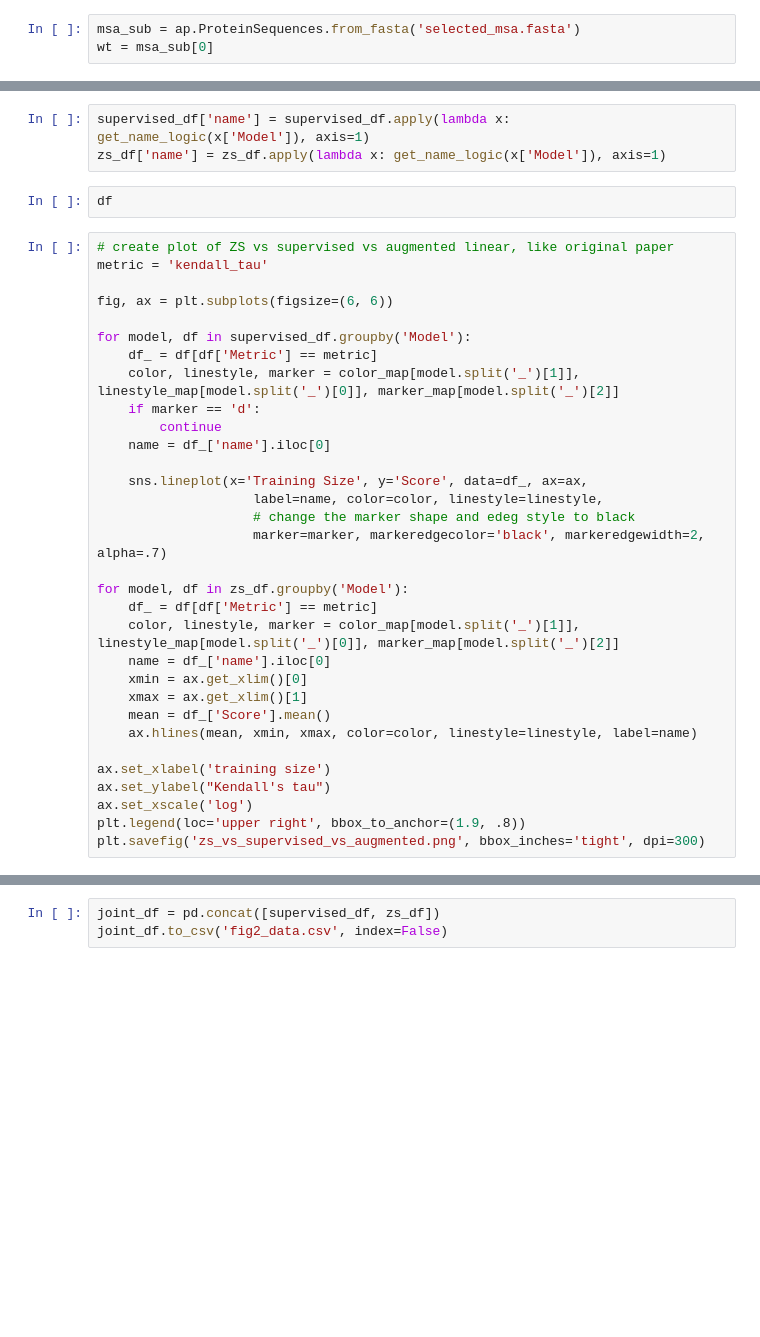
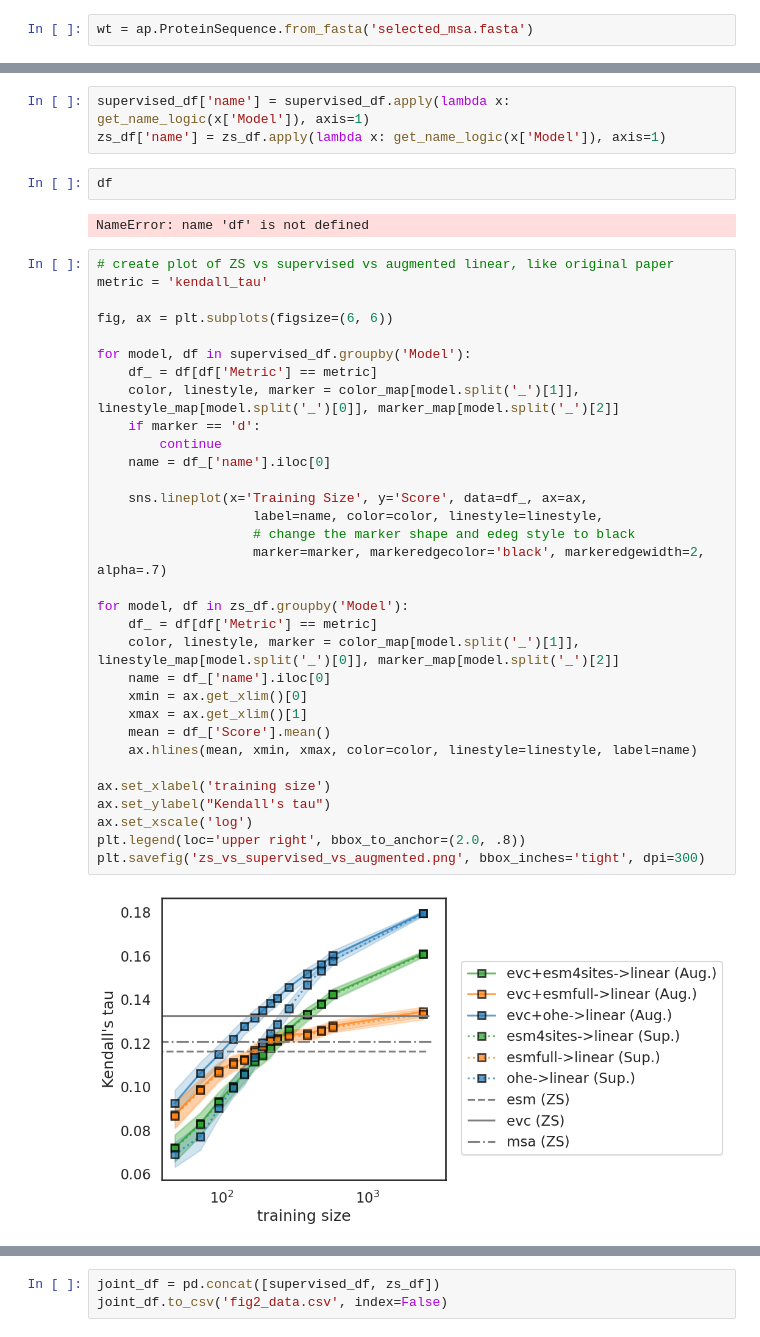
Before and after one commit to EvanKomp/aide_predict, a Jupyter notebook: showcase/epistatic_benchmarking.ipynb, the cells around one changed output, grey strips where cells are left out. Saved outputs shown, nothing was run; the diff lists cells and outputs as text; blank space fills up the shorter version.

```diff
--- a/showcase/epistatic_benchmarking.ipynb
+++ b/showcase/epistatic_benchmarking.ipynb
@@ -101,4 +109,3 @@ msa_sub = msa_sub[np.array(selected_indices)]
 msa_sub.to_fasta('selected_msa.fasta')
 # %%
-msa_sub = ap.ProteinSequences.from_fasta('selected_msa.fasta')
-wt = msa_sub[0]
+wt = ap.ProteinSequence.from_fasta('selected_msa.fasta')
@@ -527,38 +635,42 @@ supervised_df['name'] = supervised_df.apply(lambda x: get_name_logic(x['Model'])
 zs_df['name'] = zs_df.apply(lambda x: get_name_logic(x['Model']), axis=1)
 # %%
 df
+# %% [output]
+NameError: name 'df' is not defined
 # %%
 # create plot of ZS vs supervised vs augmented linear, like original paper
 metric = 'kendall_tau'
 
 fig, ax = plt.subplots(figsize=(6, 6))
 
 for model, df in supervised_df.groupby('Model'):
     df_ = df[df['Metric'] == metric]
     color, linestyle, marker = color_map[model.split('_')[1]], linestyle_map[model.split('_')[0]], marker_map[model.split('_')[2]]
     if marker == 'd':
         continue
     name = df_['name'].iloc[0]
 
     sns.lineplot(x='Training Size', y='Score', data=df_, ax=ax,
                     label=name, color=color, linestyle=linestyle,
                     # change the marker shape and edeg style to black
                     marker=marker, markeredgecolor='black', markeredgewidth=2, alpha=.7)
 
 for model, df in zs_df.groupby('Model'):
     df_ = df[df['Metric'] == metric]
     color, linestyle, marker = color_map[model.split('_')[1]], linestyle_map[model.split('_')[0]], marker_map[model.split('_')[2]]
     name = df_['name'].iloc[0]
     xmin = ax.get_xlim()[0]
     xmax = ax.get_xlim()[1]
     mean = df_['Score'].mean()
     ax.hlines(mean, xmin, xmax, color=color, linestyle=linestyle, label=name)
 
 ax.set_xlabel('training size')
 ax.set_ylabel("Kendall's tau")
 ax.set_xscale('log')
-plt.legend(loc='upper right', bbox_to_anchor=(1.9, .8))
+plt.legend(loc='upper right', bbox_to_anchor=(2.0, .8))
 plt.savefig('zs_vs_supervised_vs_augmented.png', bbox_inches='tight', dpi=300)
+# %% [output]
+[figure, added]
 # %%
 # now compare linear to nonlinear models
 metric = 'kendall_tau'
```
Also changed, not shown: parts of 41 cells of this notebook, 23 other files.
